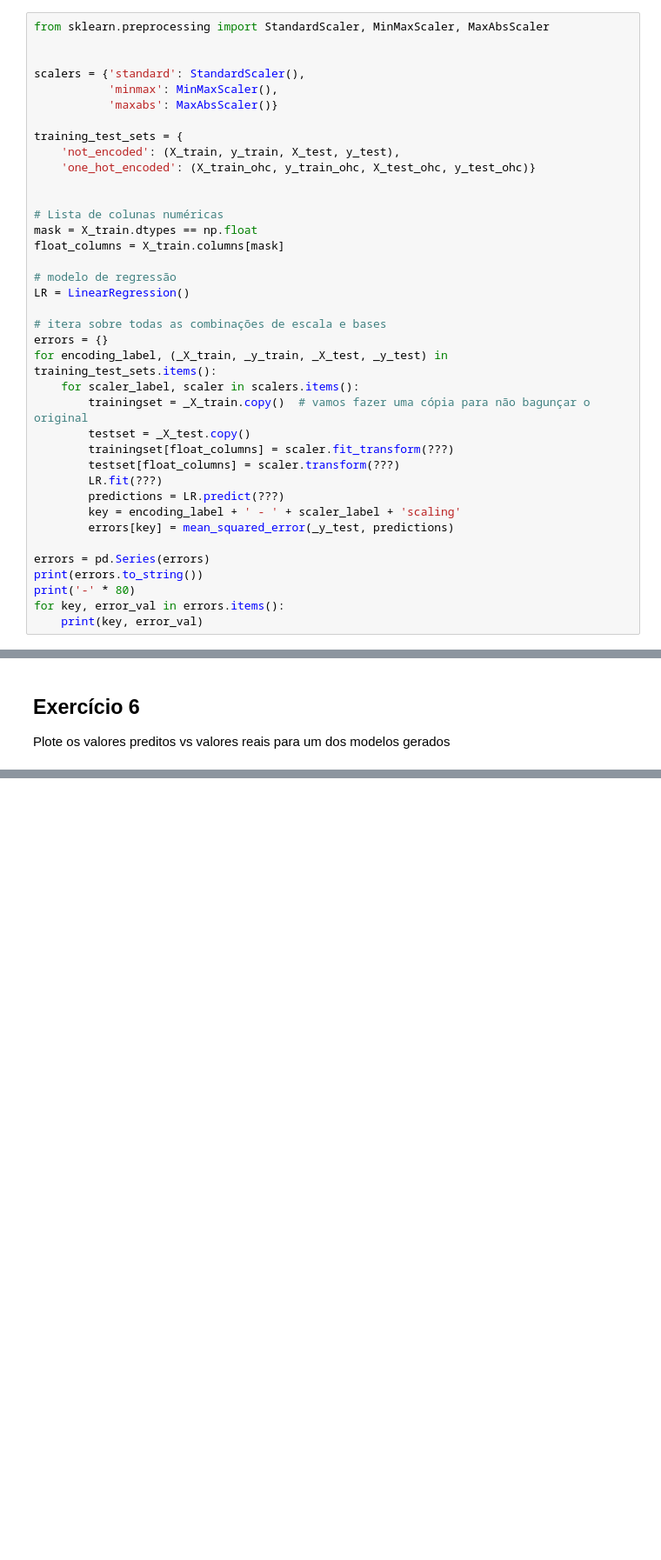
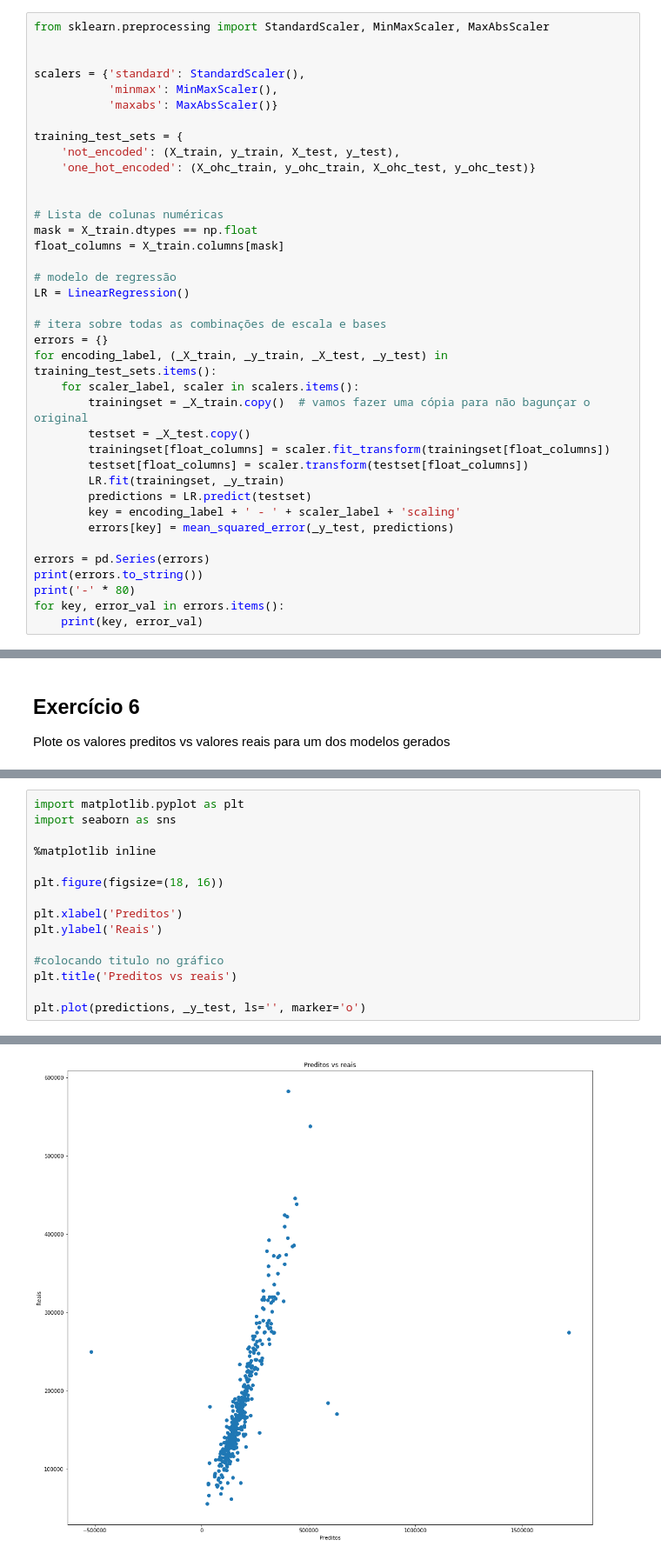
Before and after one commit to gAldeia/UFABC-ML-2018, a Jupyter notebook: 03 - Train_Test_Splits_Validation_Linear_Regression.ipynb, the cells around one changed output, grey strips where cells are left out. Shown at 87% size. Saved outputs shown, nothing was run; the diff lists cells and outputs as text; blank space fills up the shorter version.

```diff
--- a/03 - Train_Test_Splits_Validation_Linear_Regression.ipynb
+++ b/03 - Train_Test_Splits_Validation_Linear_Regression.ipynb
@@ -380,7 +380,7 @@ scalers = {'standard': StandardScaler(),
 
 training_test_sets = {
     'not_encoded': (X_train, y_train, X_test, y_test),
-    'one_hot_encoded': (X_train_ohc, y_train_ohc, X_test_ohc, y_test_ohc)}
+    'one_hot_encoded': (X_ohc_train, y_ohc_train, X_ohc_test, y_ohc_test)}
 
 
 # Lista de colunas numéricas
@@ -396,10 +396,10 @@ for encoding_label, (_X_train, _y_train, _X_test, _y_test) in training_test_sets
     for scaler_label, scaler in scalers.items():
         trainingset = _X_train.copy()  # vamos fazer uma cópia para não bagunçar o original
         testset = _X_test.copy()
-        trainingset[float_columns] = scaler.fit_transform(???)
-        testset[float_columns] = scaler.transform(???)
-        LR.fit(???)
-        predictions = LR.predict(???)
+        trainingset[float_columns] = scaler.fit_transform(trainingset[float_columns])
+        testset[float_columns] = scaler.transform(testset[float_columns])
+        LR.fit(trainingset, _y_train)
+        predictions = LR.predict(testset)
         key = encoding_label + ' - ' + scaler_label + 'scaling'
         errors[key] = mean_squared_error(_y_test, predictions)
 
@@ -420,0 +429,16 @@ import seaborn as sns
+# %%
+import matplotlib.pyplot as plt
+import seaborn as sns
+
+%matplotlib inline
+
+plt.figure(figsize=(18, 16))
+
+plt.xlabel('Preditos')
+plt.ylabel('Reais')
+
+#colocando titulo no gráfico
+plt.title('Preditos vs reais')
+
+plt.plot(predictions, _y_test, ls='', marker='o')
+# %% [output]
@@ -420,0 +446 @@ import seaborn as sns
+[figure, added]
```
Also changed, not shown: parts of 6 cells of this notebook.
